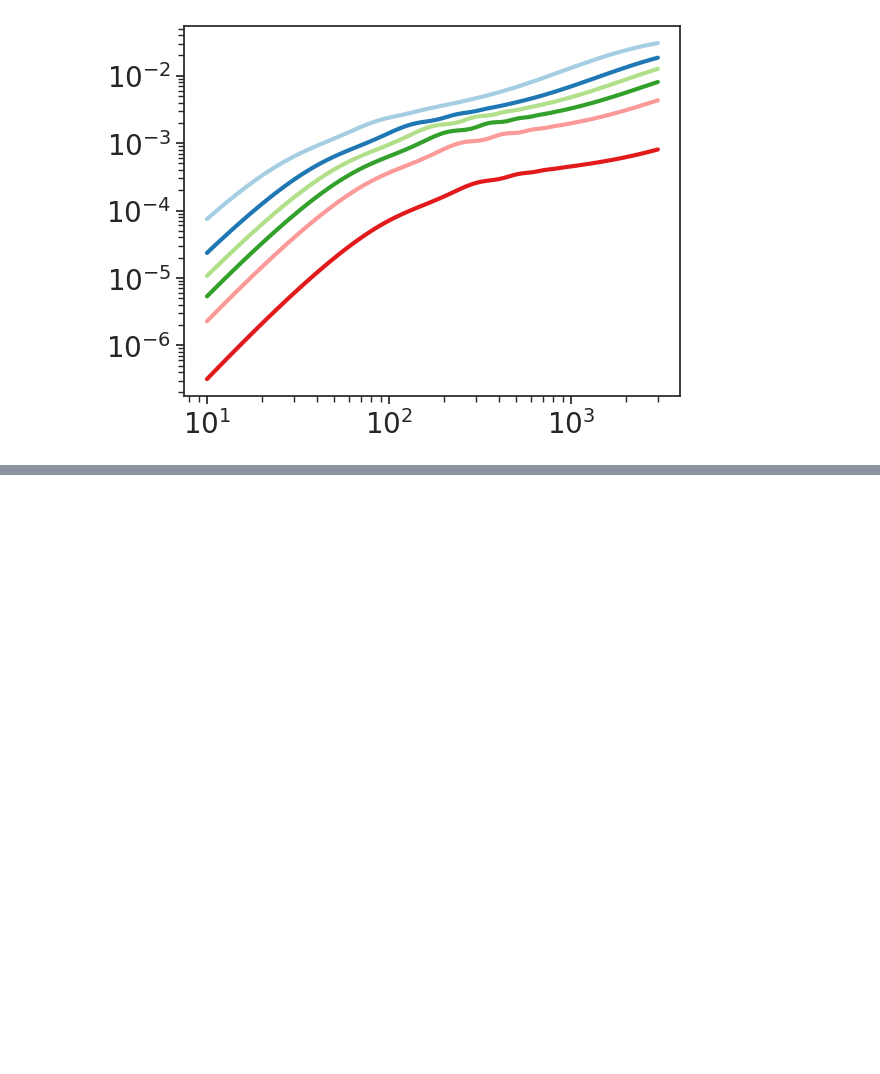
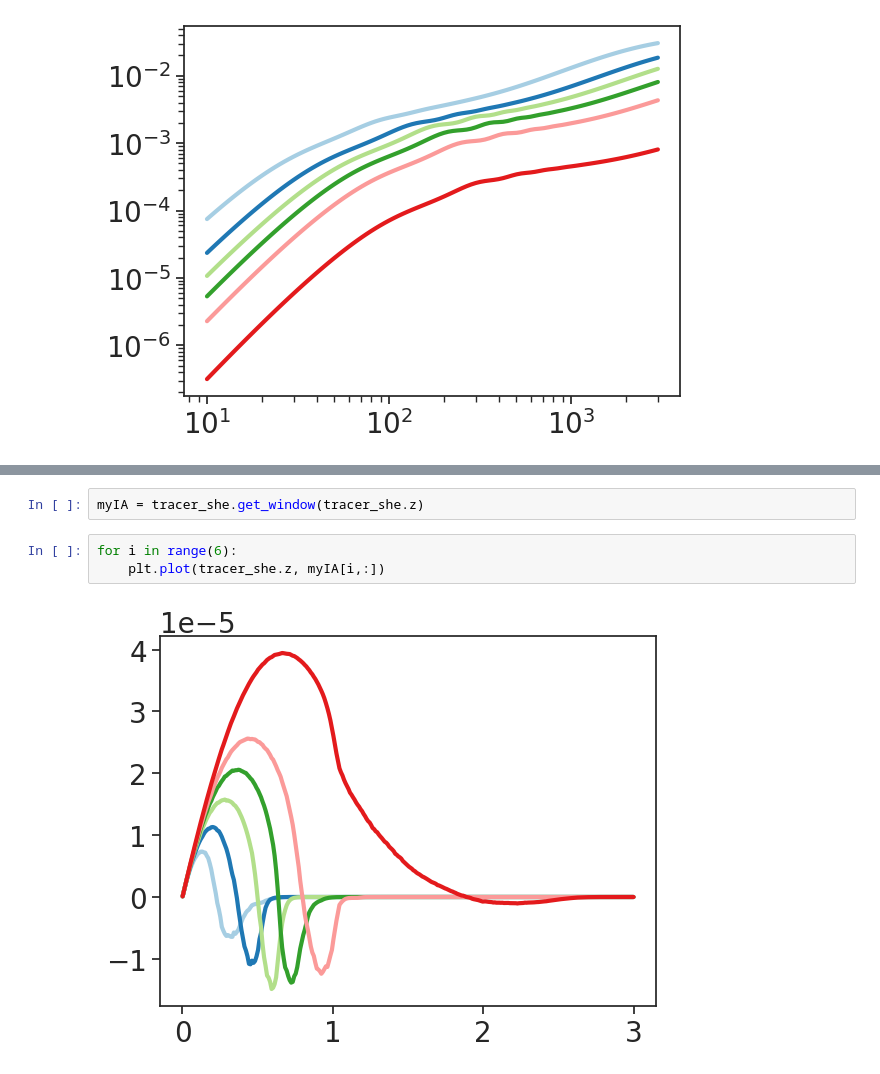
Before and after one commit to cloe-org/cloelib, a Jupyter notebook: notebooks/observables/photo.ipynb, the cells around one changed output, grey strips where cells are left out. Cells and saved outputs as stored; diff of their text form; blank space fills up the shorter version.

```diff
--- a/notebooks/observables/photo.ipynb
+++ b/notebooks/observables/photo.ipynb
@@ -169,0 +174,7 @@ for i in range(6):
+# %%
+myIA = tracer_she.get_window(tracer_she.z)
+# %%
+for i in range(6):
+    plt.plot(tracer_she.z, myIA[i,:])
+# %% [output]
+[figure, added]
```
Also changed, not shown: parts of 4 cells of this notebook, 1 other file.
